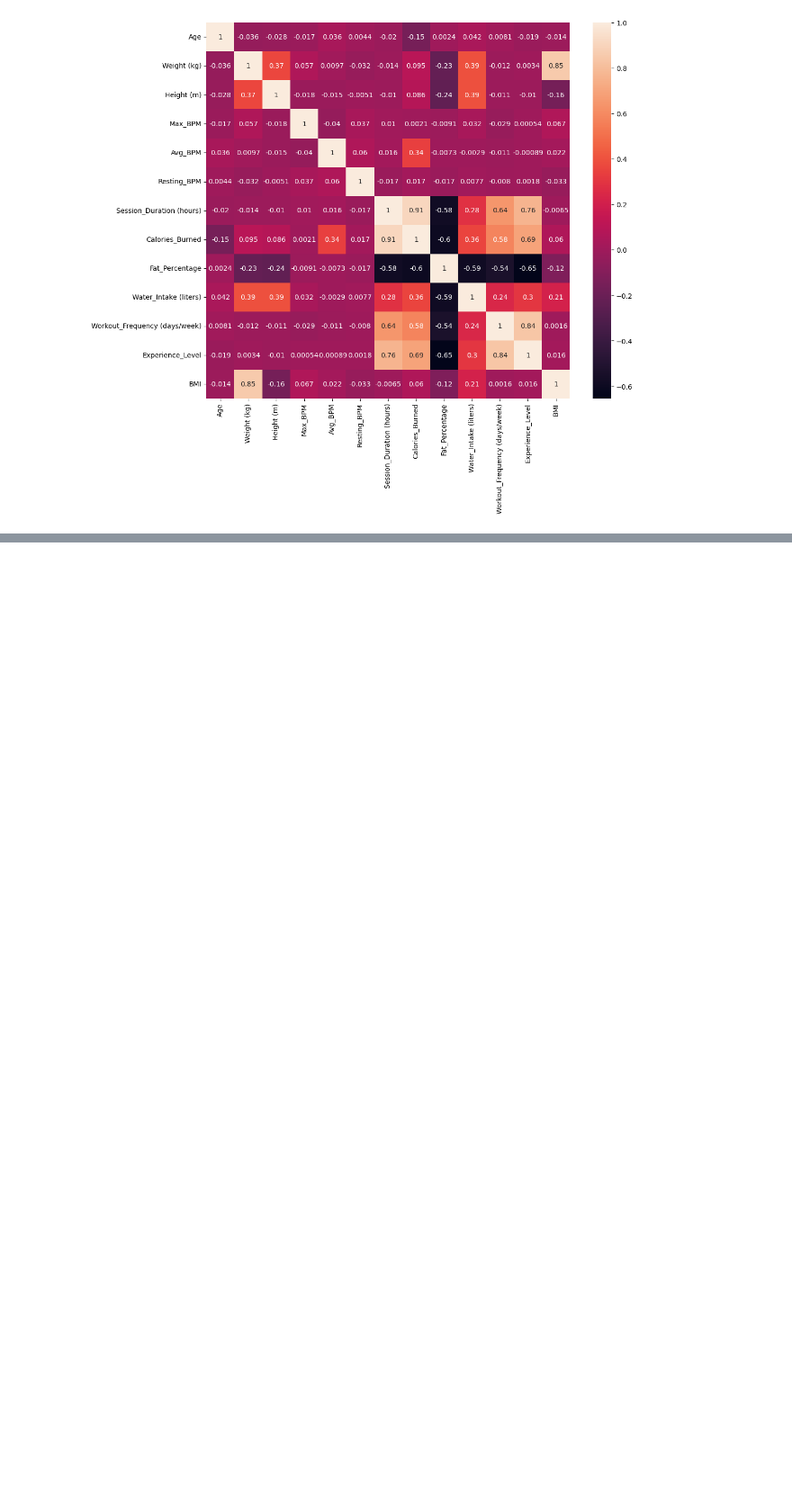
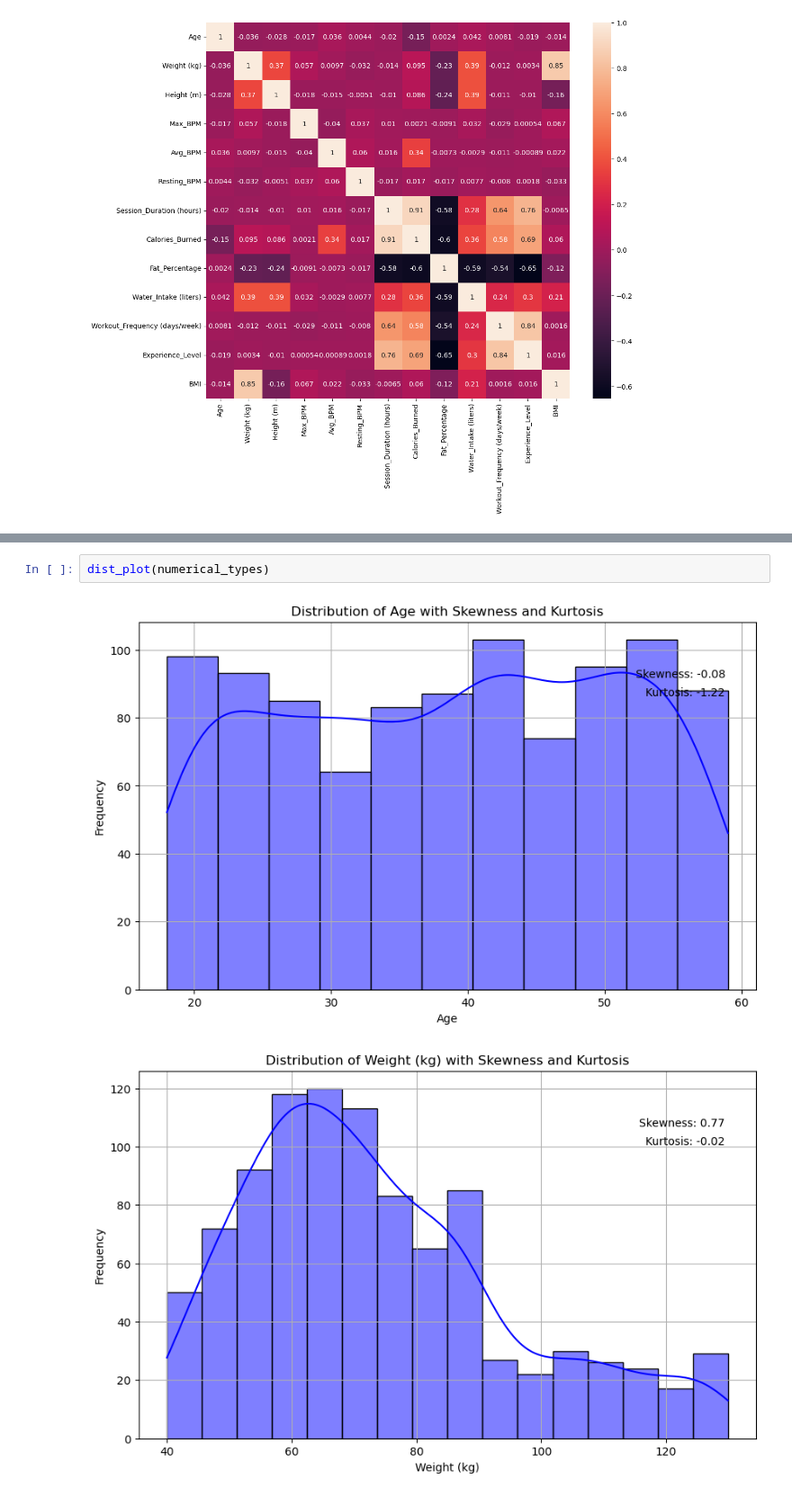
Before and after one commit to MaukanMir/Gym-Members-Exercise, a Jupyter notebook: training.ipynb, the cells around one changed output, grey strips where cells are left out. Shown at 90% size. Drawn from its saved outputs; the diff is of its cells as text; blank space fills up the shorter version.

```diff
--- a/training.ipynb
+++ b/training.ipynb
@@ -121,0 +166,5 @@ sns.heatmap(data=relations, annot=True)
+# %%
+dist_plot(numerical_types)
+# %% [output]
+[figure, added]
+[figure, added]
```
Also changed, not shown: parts of 7 cells of this notebook.
